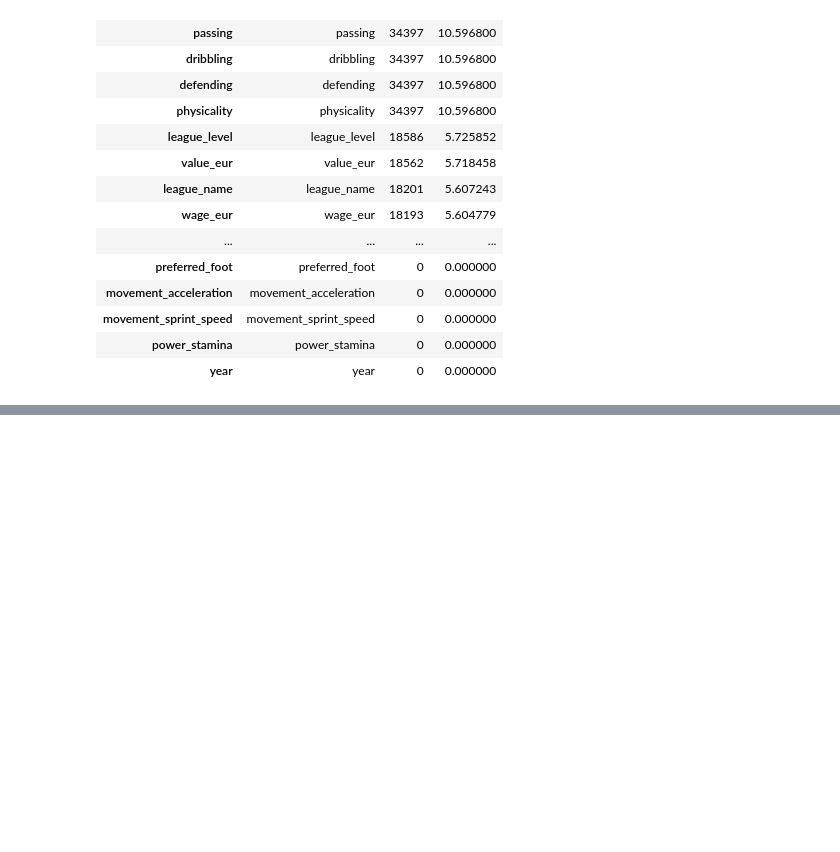
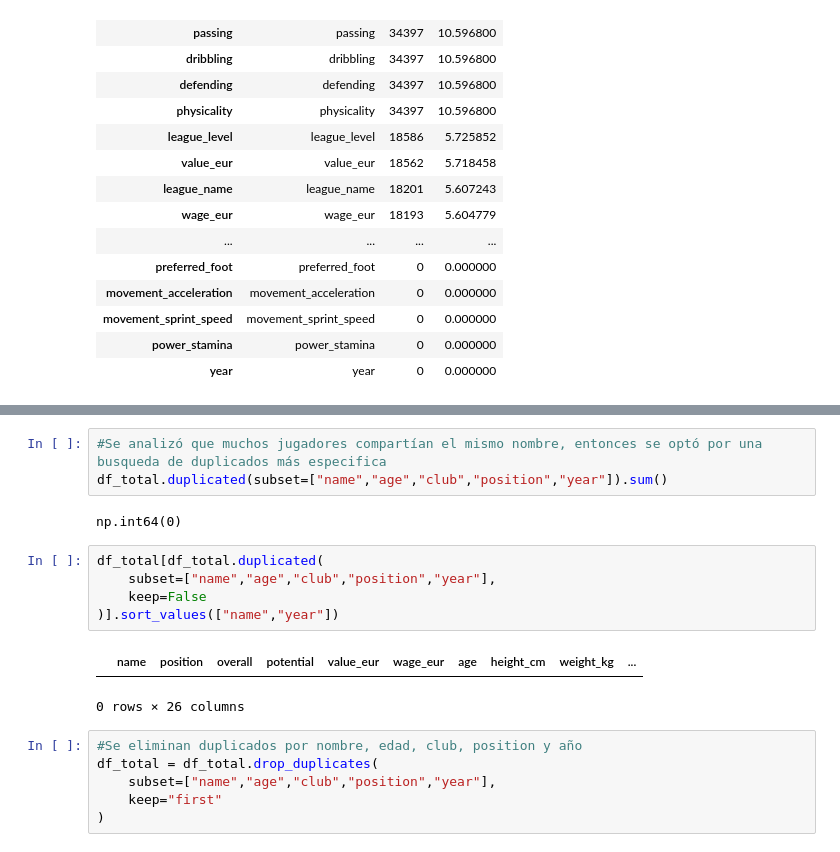
Before and after one commit to MarcosZam13/DataAnalystProject, a Jupyter notebook: DataAnalystProject.ipynb, the cells around one changed output, grey strips where cells are left out. Drawn from its saved outputs; the diff is of its cells as text; blank space fills up the shorter version.

```diff
--- a/DataAnalystProject.ipynb
+++ b/DataAnalystProject.ipynb
@@ -382,0 +542,19 @@ Porcentaje duplicados: 38.39672456392214 %
+# %%
+#Se analizó que muchos jugadores compartían el mismo nombre, entonces se optó por una busqueda de duplicados más especifica
+df_total.duplicated(subset=["name","age","club","position","year"]).sum()
+# %% [output]
+np.int64(0)
+# %%
+df_total[df_total.duplicated(
+    subset=["name","age","club","position","year"],
+    keep=False
+)].sort_values(["name","year"])
+# %% [output]
+|  | name | position | overall | potential | value_eur | wage_eur | age | height_cm | weight_kg | ... |
+0 rows × 26 columns
+# %%
+#Se eliminan duplicados por nombre, edad, club, position y año
+df_total = df_total.drop_duplicates(
+    subset=["name","age","club","position","year"],
+    keep="first"
+)
```
Also changed, not shown: parts of 17 cells of this notebook.
